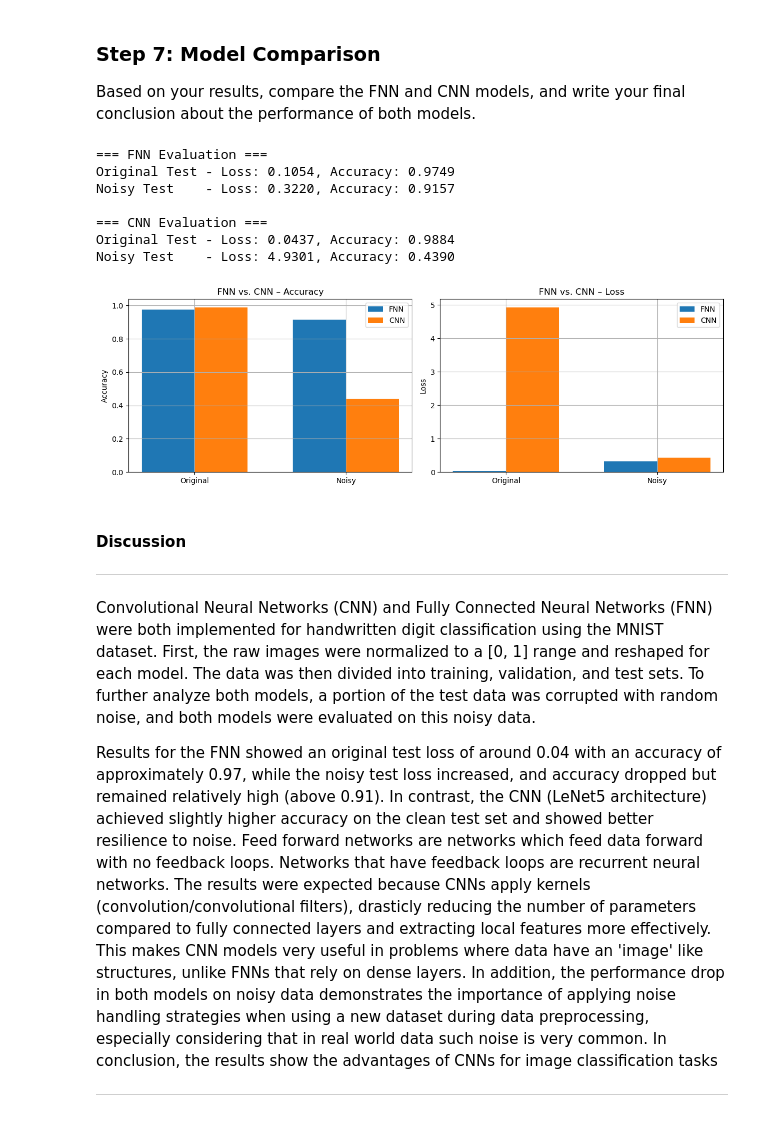
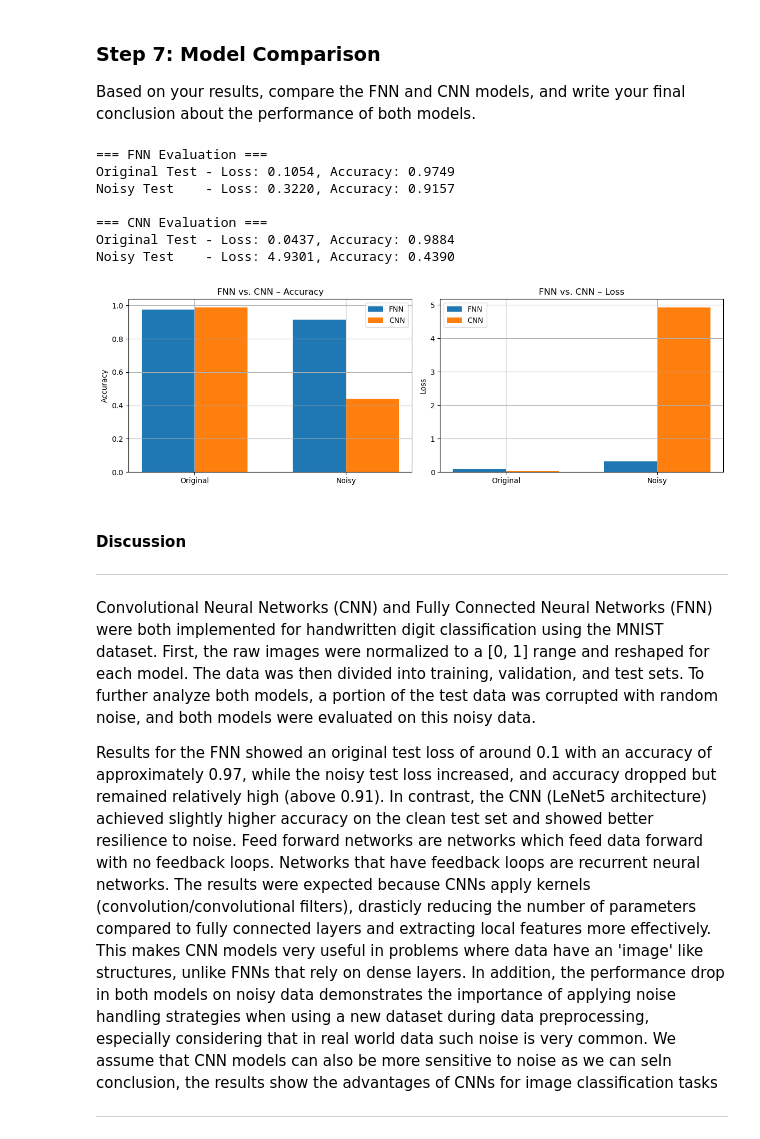
Before and after one commit to NolanMM/PROG74000-25W-Sec1-Applications-of-Artificial-Intelligence-and-Machine-Learning, a Jupyter notebook: Assignment_5/Assignment 5.ipynb, the cells around one changed output. Cells and saved outputs as stored; diff of their text form; code cells hidden in the pictures.

```diff
--- a/Assignment_5/Assignment 5.ipynb
+++ b/Assignment_5/Assignment 5.ipynb
@@ -767,8 +767,8 @@ print(f"Noisy Test    - Loss: {test_loss_noisy:.4f}, Accuracy: {test_acc_noisy:.
 labels = ["Original", "Noisy"]
 fnn_scores = [test_accuracy, noisy_test_accuracy]
 cnn_scores = [test_acc, test_acc_noisy]
-fnn_losses = [test_loss_cnn, noisy_test_loss]
-cnn_losses = [test_loss_noisy, test_acc_noisy]
+fnn_losses = [test_loss, noisy_test_loss]
+cnn_losses = [test_loss_cnn, test_loss_noisy]
 
 x = np.arange(len(labels))
 width = 0.35
@@ -777,38 +777,38 @@ fig, (ax1, ax2) = plt.subplots(1, 2, figsize=(12, 4))
 
 # Accuracy comparison
 ax1.bar(x - width/2, fnn_scores, width, label='FNN')
 ax1.bar(x + width/2, cnn_scores, width, label='CNN')
 ax1.set_ylabel('Accuracy')
 ax1.set_title('FNN vs. CNN – Accuracy')
 ax1.set_xticks(x)
 ax1.set_xticklabels(labels)
 ax1.legend()
 ax1.grid(True)
 
 ax2.bar(x - width/2, fnn_losses, width, label='FNN')
 ax2.bar(x + width/2, cnn_losses, width, label='CNN')
 ax2.set_ylabel('Loss')
 ax2.set_title('FNN vs. CNN – Loss')
 ax2.set_xticks(x)
 ax2.set_xticklabels(labels)
 ax2.legend()
 ax2.grid(True)
 
 plt.tight_layout()
 plt.show()
 # %% [output]
 === FNN Evaluation ===
 Original Test - Loss: 0.1054, Accuracy: 0.9749
 Noisy Test    - Loss: 0.3220, Accuracy: 0.9157
 
 === CNN Evaluation ===
 Original Test - Loss: 0.0437, Accuracy: 0.9884
 Noisy Test    - Loss: 4.9301, Accuracy: 0.4390
-[figure, old version]
+[figure, new version]
 # %% [markdown]
 #### Discussion
 ***
 Convolutional Neural Networks (CNN) and Fully Connected Neural Networks (FNN) were both implemented for handwritten digit classification using the MNIST dataset. First, the raw images were normalized to a [0, 1] range and reshaped for each model. The data was then divided into training, validation, and test sets. To further analyze both models, a portion of the test data was corrupted with random noise, and both models were evaluated on this noisy data.
 
-Results for the FNN showed an original test loss of around 0.04 with an accuracy of approximately 0.97, while the noisy test loss increased, and accuracy dropped but remained relatively high (above 0.91). In contrast, the CNN (LeNet5 architecture) achieved slightly higher accuracy on the clean test set and showed better resilience to noise. Feed forward networks are networks which feed data forward with no feedback loops. Networks that have feedback loops are recurrent neural networks. The results were expected because CNNs apply kernels (convolution/convolutional filters), drasticly reducing the number of parameters compared to fully connected layers and extracting local features more effectively. This makes CNN models very useful in problems where data have an 'image' like structures, unlike FNNs that rely on dense layers. In addition, the performance drop in both models on noisy data demonstrates the importance of applying noise handling strategies when using a new dataset during data preprocessing, especially considering that in real world data such noise is very common. In conclusion, the results show the advantages of CNNs for image classification tasks
+Results for the FNN showed an original test loss of around 0.1 with an accuracy of approximately 0.97, while the noisy test loss increased, and accuracy dropped but remained relatively high (above 0.91). In contrast, the CNN (LeNet5 architecture) achieved slightly higher accuracy on the clean test set and showed better resilience to noise. Feed forward networks are networks which feed data forward with no feedback loops. Networks that have feedback loops are recurrent neural networks. The results were expected because CNNs apply kernels (convolution/convolutional filters), drasticly reducing the number of parameters compared to fully connected layers and extracting local features more effectively. This makes CNN models very useful in problems where data have an 'image' like structures, unlike FNNs that rely on dense layers. In addition, the performance drop in both models on noisy data demonstrates the importance of applying noise handling strategies when using a new dataset during data preprocessing, especially considering that in real world data such noise is very common. We assume that CNN models can also be more sensitive to noise as we can seIn conclusion, the results show the advantages of CNNs for image classification tasks
 ***
```
